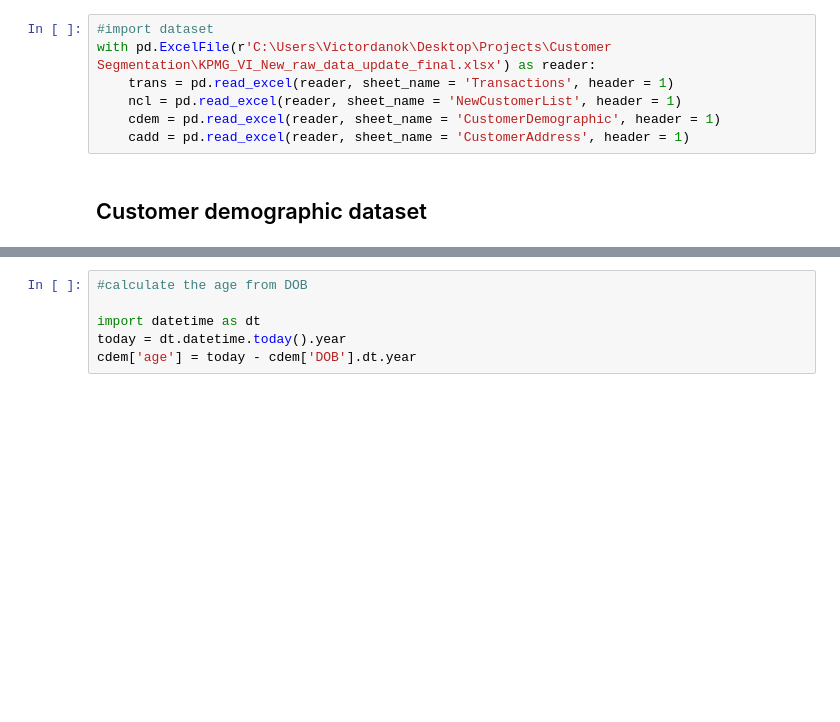
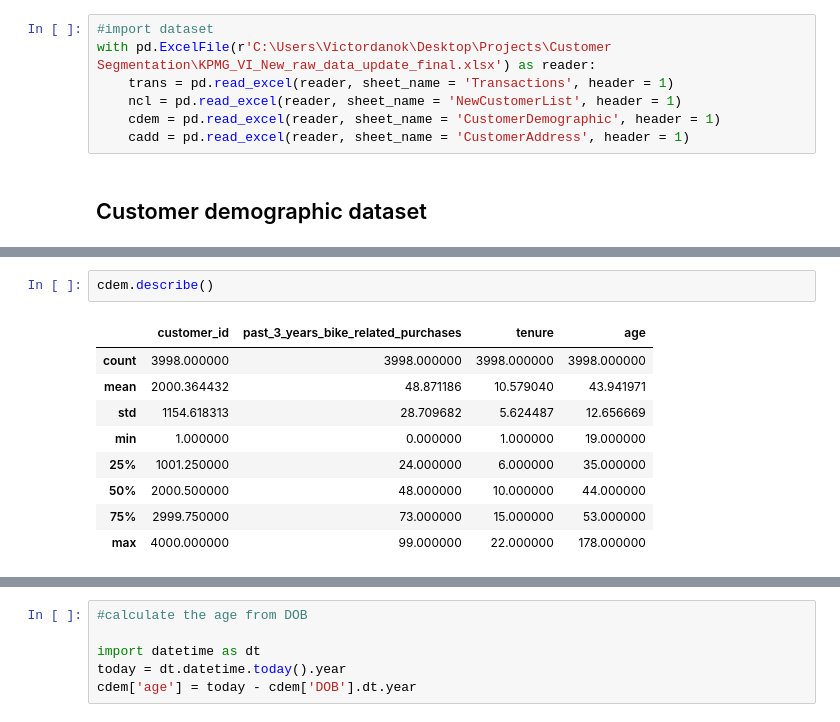
Before and after one commit to victordanok/KPMG-Forage-Internship, a Jupyter notebook: KPMG Module 1.ipynb, the cells around one changed output, grey strips where cells are left out. Cells and saved outputs as stored; diff of their text form; blank space fills up the shorter version.

```diff
--- a/KPMG Module 1.ipynb
+++ b/KPMG Module 1.ipynb
@@ -25,3 +25,15 @@ cdem.head()
 | 2 | 3 | Arlin | Dearle | Male | 61 | 1954-01-20 | Recruiting Manager | ... |
 | 3 | 4 | Talbot | NaN | Male | 33 | 1961-10-03 | NaN | ... |
 | 4 | 5 | Sheila-kathryn | Calton | Female | 56 | 1977-05-13 | Senior Editor | ... |
+# %%
+cdem.describe()
+# %% [output]
+|  | customer_id | past_3_years_bike_related_purchases | tenure | age |
+| count | 3998.000000 | 3998.000000 | 3998.000000 | 3998.000000 |
+| mean | 2000.364432 | 48.871186 | 10.579040 | 43.941971 |
+| std | 1154.618313 | 28.709682 | 5.624487 | 12.656669 |
+| min | 1.000000 | 0.000000 | 1.000000 | 19.000000 |
+| 25% | 1001.250000 | 24.000000 | 6.000000 | 35.000000 |
+| 50% | 2000.500000 | 48.000000 | 10.000000 | 44.000000 |
+| 75% | 2999.750000 | 73.000000 | 15.000000 | 53.000000 |
+| max | 4000.000000 | 99.000000 | 22.000000 | 178.000000 |
```
Also changed, not shown: parts of 17 cells of this notebook.
